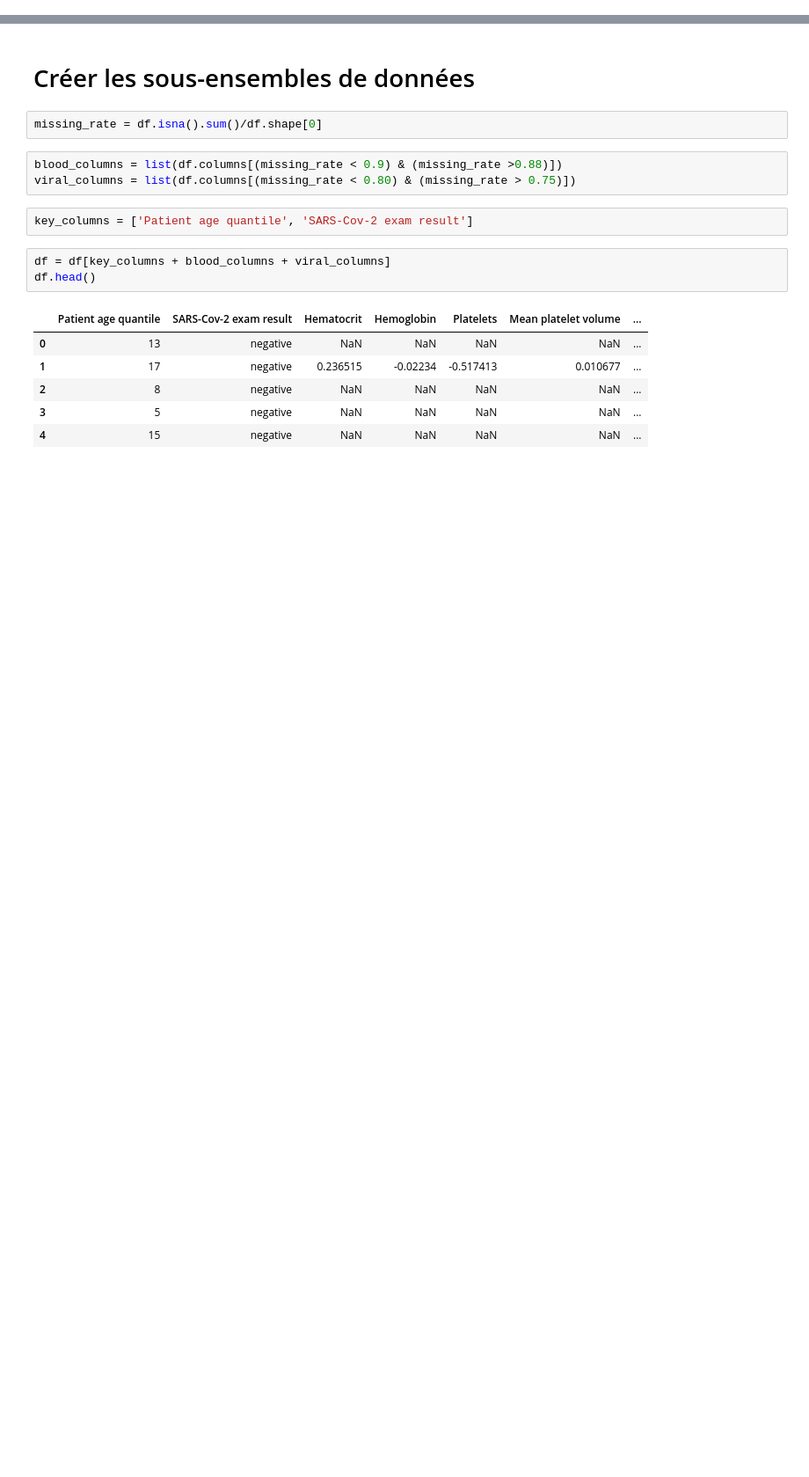
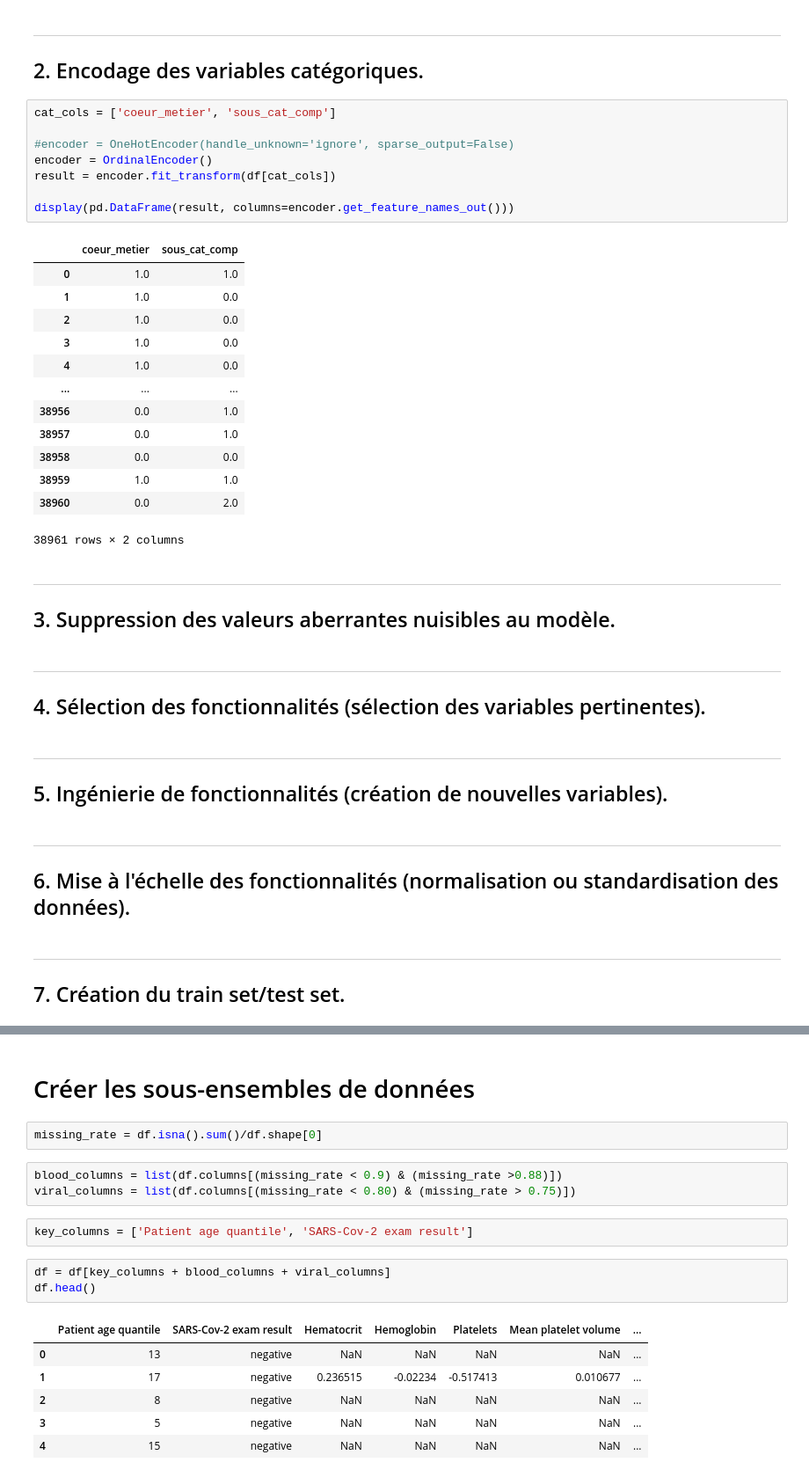
Before and after one commit to salphonse/Radar-Metier, a Jupyter notebook: script/ML/ML - Preprocessing.ipynb, the cells around one changed output, grey strips where cells are left out. Shown: that part at 88% size. Saved outputs shown, nothing was run; the diff lists cells and outputs as text; blank space fills up the shorter version.

```diff
--- a/script/ML/ML - Preprocessing.ipynb
+++ b/script/ML/ML - Preprocessing.ipynb
@@ -51,0 +213,40 @@ df.head(20)
+# %% [markdown]
+---
+## 2. Encodage des variables catégoriques.
+# %%
+cat_cols = ['coeur_metier', 'sous_cat_comp']
+
+#encoder = OneHotEncoder(handle_unknown='ignore', sparse_output=False)
+encoder = OrdinalEncoder()
+result = encoder.fit_transform(df[cat_cols])
+
+display(pd.DataFrame(result, columns=encoder.get_feature_names_out()))
+# %% [output]
+|  | coeur_metier | sous_cat_comp |
+| 0 | 1.0 | 1.0 |
+| 1 | 1.0 | 0.0 |
+| 2 | 1.0 | 0.0 |
+| 3 | 1.0 | 0.0 |
+| 4 | 1.0 | 0.0 |
+| ... | ... | ... |
+| 38956 | 0.0 | 1.0 |
+| 38957 | 0.0 | 1.0 |
+| 38958 | 0.0 | 0.0 |
+| 38959 | 1.0 | 1.0 |
+| 38960 | 0.0 | 2.0 |
+38961 rows × 2 columns
+# %% [markdown]
+---
+## 3. Suppression des valeurs aberrantes nuisibles au modèle.
+# %% [markdown]
+---
+## 4. Sélection des fonctionnalités (sélection des variables pertinentes).
+# %% [markdown]
+---
+## 5. Ingénierie de fonctionnalités (création de nouvelles variables).
+# %% [markdown]
+---
+## 6. Mise à l'échelle des fonctionnalités (normalisation ou standardisation des données).
+# %% [markdown]
+---
+## 7. Création du train set/test set.
```
Also changed, not shown: parts of 18 cells of this notebook.
